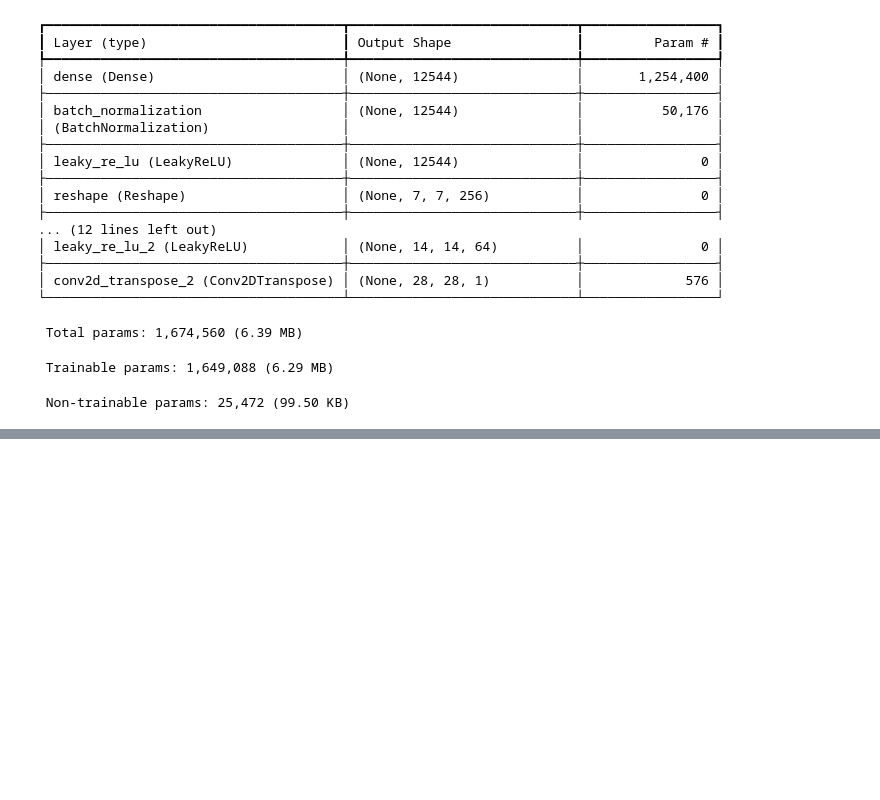
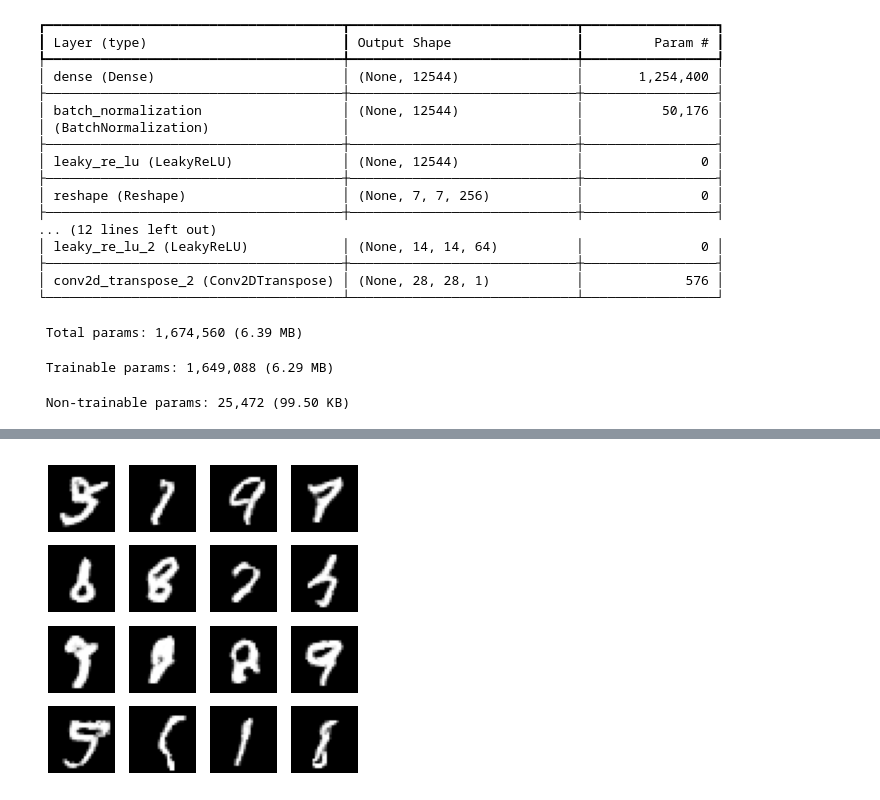
Before and after one commit to msche81/2-Jedha_Fullstack, a Jupyter notebook: 8_deep_learning/6_GANs/1-1_Code_GANs.ipynb, the cells around one changed output, grey strips where cells are left out. Drawn from its saved outputs; the diff is of its cells as text; code cells hidden in the pictures; blank space fills up the shorter version.

```diff
--- a/8_deep_learning/6_GANs/1-1_Code_GANs.ipynb
+++ b/8_deep_learning/6_GANs/1-1_Code_GANs.ipynb
@@ -98,0 +235,47 @@ plt.imshow(rand_img.numpy().squeeze(), cmap="gray")
+# %%
+def generate_and_save_images(model, epoch, test_input):
+  # Notice `training` is set to False.
+  # This is so all layers run in inference mode (batchnorm).
+  predictions = model(test_input, training=False)
+
+  fig = plt.figure(figsize=(4,4))
+
+  for i in range(predictions.shape[0]):
+      plt.subplot(4, 4, i+1)
+      plt.imshow(predictions[i, :, :, 0] * 255, cmap='gray')
+      plt.axis('off')
+
+  plt.savefig('image_at_epoch_{:04d}.png'.format(epoch))
+  plt.show()
+# %%
+# Generate the fixed generated examples
+num_examples_to_generate = 16
+seed = tf.random.normal([num_examples_to_generate, noise_dim])
+# %%
+EPOCHS = 100
+
+# loop over the number of epochs that we want to run
+for epoch in range(EPOCHS):
+  start = time.time()
+
+  # loop over each batch in the source dataset
+  for image_batch in dataset:
+    # Run a training step to update the parameters in both models
+    train_step(image_batch)
+
+  # Remove the previous image
+  display.clear_output(wait=True)
+  # Displays the new generated image
+  generate_and_save_images(generator,
+                           epoch + 1,
+                           seed)
+
+  print ('Time for epoch {} is {} sec'.format(epoch + 1, time.time()-start))
+
+# Génère la toute dernière image
+display.clear_output(wait=True)
+generate_and_save_images(generator,
+                         EPOCHS,
+                         seed)
+# %% [output]
+[figure, added]
```
Also changed, not shown: parts of 8 cells of this notebook.
